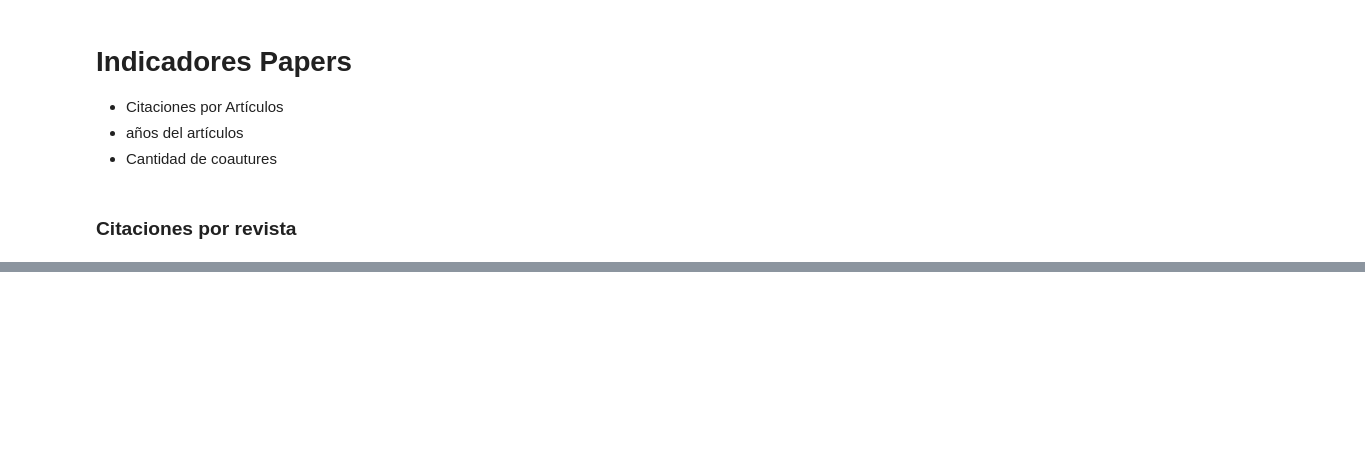
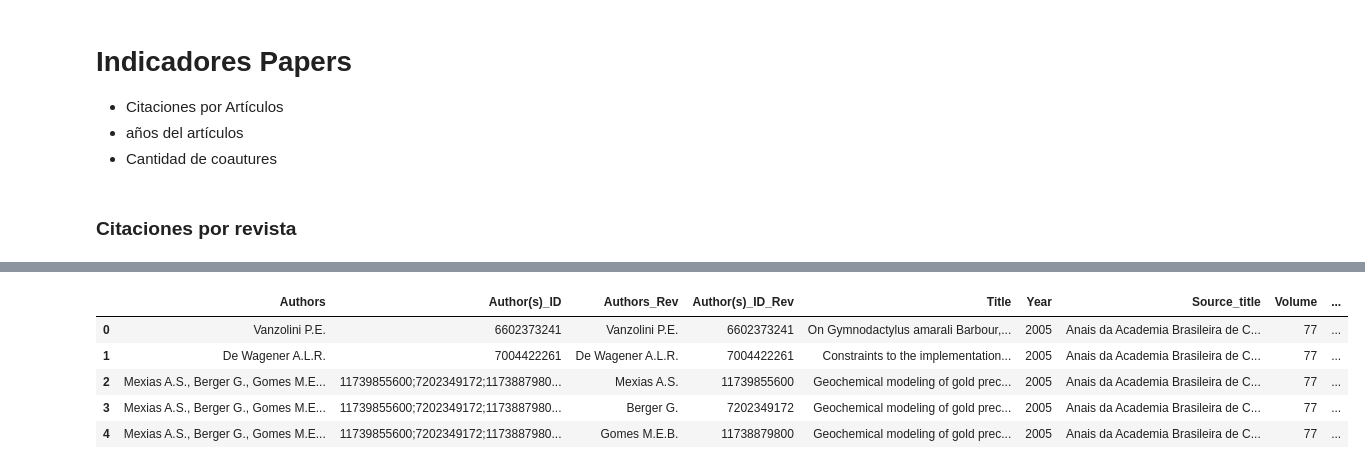
Before and after one commit to Lestydelgado/Repositorio-secreto-Scielo, a Jupyter notebook: Métricas Modelo.ipynb, the cells around one changed output, grey strips where cells are left out. Drawn from its saved outputs; the diff is of its cells as text; code cells hidden in the pictures; blank space fills up the shorter version.

```diff
--- a/Métricas Modelo.ipynb
+++ b/Métricas Modelo.ipynb
@@ -1,3 +1,5 @@
 # %%
 import pandas as pd
 from datetime import date
+import time
+pd.set_option('display.max_columns', None) # PAra que se vean todas las columnas de los df
@@ -6,2 +6,2 @@ import time
 # %%
-df = pd.read_csv(r'Data/scopus_bd_aumentada.csv', sep=",")
+df = pd.read_csv(r'scopus_bd_aumentada.csv', sep=",")
@@ -160,0 +188,9 @@ df_papers.to_csv(r'Data/indicadores_papers.csv')
+# %%
+df.head()
+# %% [output]
+|  | Authors | Author(s)_ID | Authors_Rev | Author(s)_ID_Rev | Title | Year | Source_title | Volume | ... |
+| 0 | Vanzolini P.E. | 6602373241 | Vanzolini P.E. | 6602373241 | On Gymnodactylus amarali Barbour,... | 2005 | Anais da Academia Brasileira de C... | 77 | ... |
+| 1 | De Wagener A.L.R. | 7004422261 | De Wagener A.L.R. | 7004422261 | Constraints to the implementation... | 2005 | Anais da Academia Brasileira de C... | 77 | ... |
+| 2 | Mexias A.S., Berger G., Gomes M.E... | 11739855600;7202349172;1173887980... | Mexias A.S. | 11739855600 | Geochemical modeling of gold prec... | 2005 | Anais da Academia Brasileira de C... | 77 | ... |
+| 3 | Mexias A.S., Berger G., Gomes M.E... | 11739855600;7202349172;1173887980... | Berger G. | 7202349172 | Geochemical modeling of gold prec... | 2005 | Anais da Academia Brasileira de C... | 77 | ... |
+| 4 | Mexias A.S., Berger G., Gomes M.E... | 11739855600;7202349172;1173887980... | Gomes M.E.B. | 11738879800 | Geochemical modeling of gold prec... | 2005 | Anais da Academia Brasileira de C... | 77 | ... |
```
Also changed, not shown: parts of 30 cells of this notebook.
